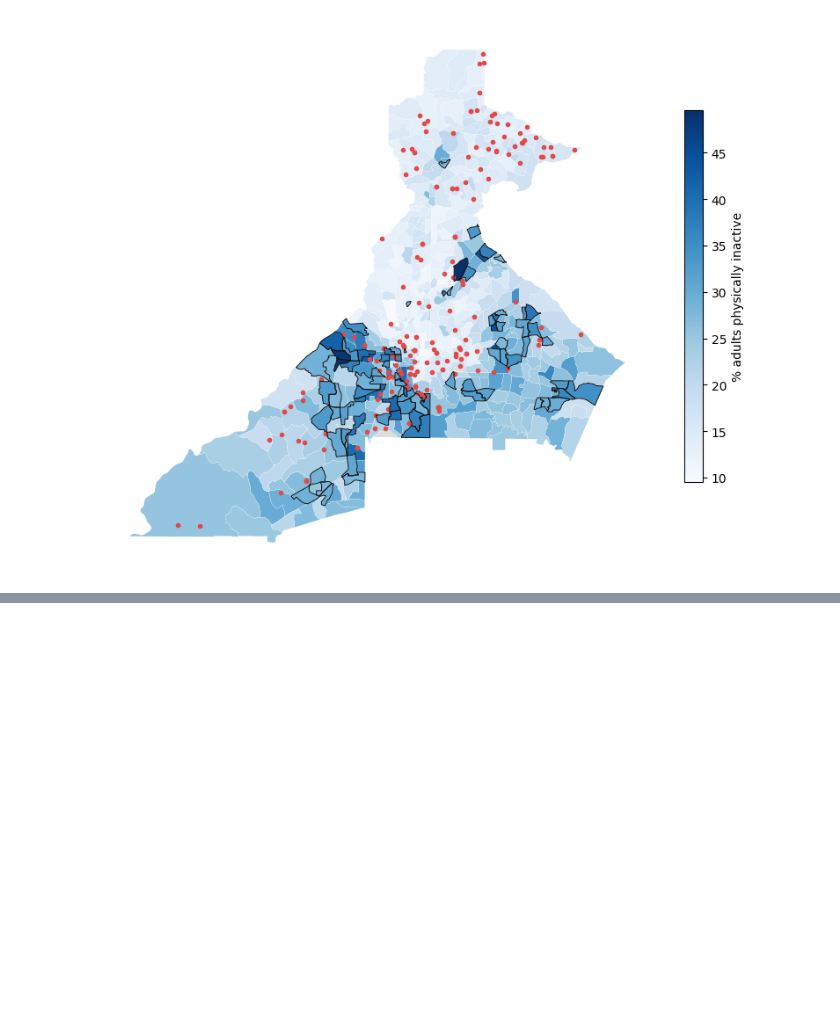
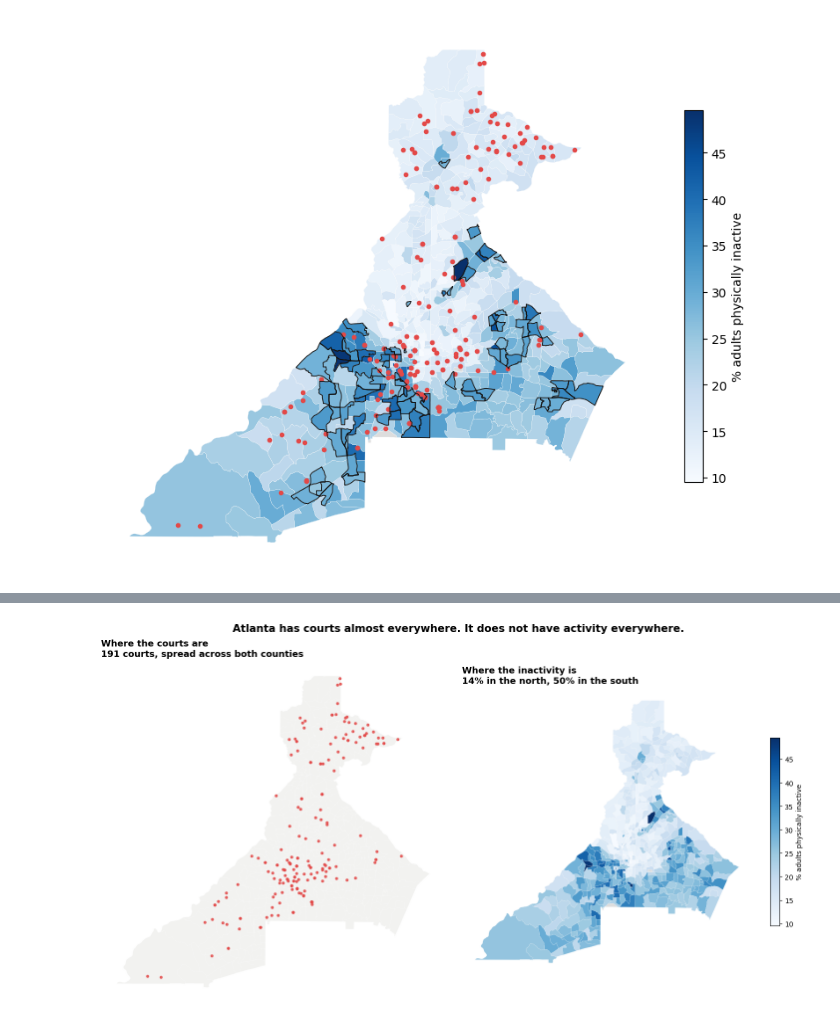
Before and after one commit to Medha-Subramaniyan/hoop-deserts-atl, a Jupyter notebook: notebooks/atlanta.ipynb, the cells around one changed output, grey strips where cells are left out. Cells and saved outputs as stored; diff of their text form; code cells hidden in the pictures; blank space fills up the shorter version.

```diff
--- a/notebooks/loading.ipynb
+++ b/notebooks/atlanta.ipynb
@@ -929,0 +949,33 @@ for geoid, label in named.items():
+# %%
+import matplotlib.pyplot as plt
+
+fig, axes = plt.subplots(1, 2, figsize=(15, 8))
+
+# LEFT: courts as points on plain tracts.
+# NOT a choropleth of density: 77% of tracts are zero and the max is 34 per 10k,
+# so a color ramp washes every real tract out to near-white. Dots show court
+# location honestly; a density choropleth would imply a pattern that isn't there.
+analysis.plot(ax=axes[0], color='#f2f2f0', edgecolor='white', linewidth=0.2)
+courts.plot(ax=axes[0], color='#e34948', markersize=11, alpha=0.85)
+axes[0].set_title('Where the courts are\n191 courts, spread across both counties',
+                  fontsize=13, loc='left', fontweight='bold')
+
+# RIGHT: inactivity. Single-hue sequential ramp, light -> dark — the colorblind-safe
+# choice for magnitude (lightness does the work, not hue). Avoids viridis
+# (multi-hue) and any red-green ramp.
+analysis.plot(ax=axes[1], column='LPA', cmap='Blues', legend=True,
+              edgecolor='white', linewidth=0.15,
+              missing_kwds={'color': '#dddddd'},
+              legend_kwds={'shrink': 0.55, 'label': '% adults physically inactive'})
+axes[1].set_title('Where the inactivity is\n14% in the north, 50% in the south',
+                  fontsize=13, loc='left', fontweight='bold')
+
+for ax in axes:
+    ax.set_axis_off()
+
+fig.suptitle('Atlanta has courts almost everywhere. It does not have activity everywhere.',
+             fontsize=15, y=0.97, fontweight='bold')
+plt.tight_layout(rect=[0, 0, 1, 0.94])
+plt.show()
+# %% [output]
+[figure, added]
```
Also changed, not shown: parts of 2 cells of this notebook, 32 other files.
